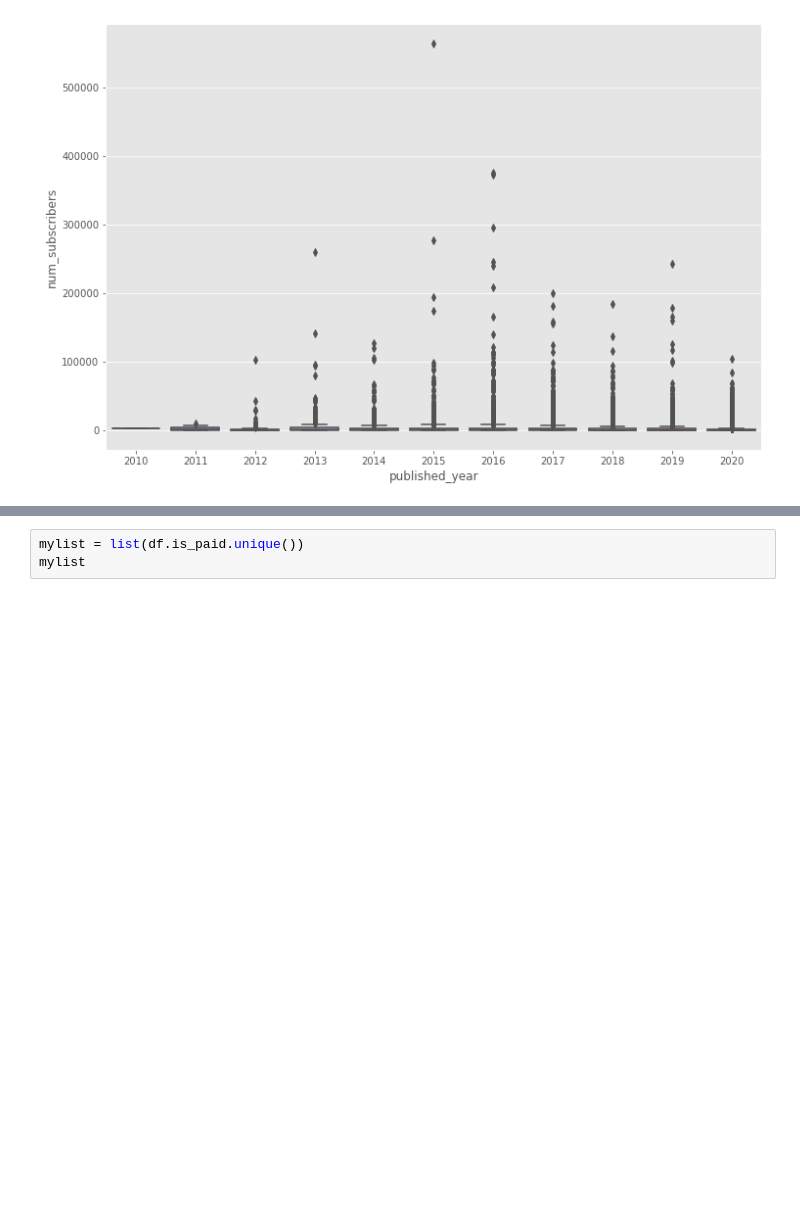
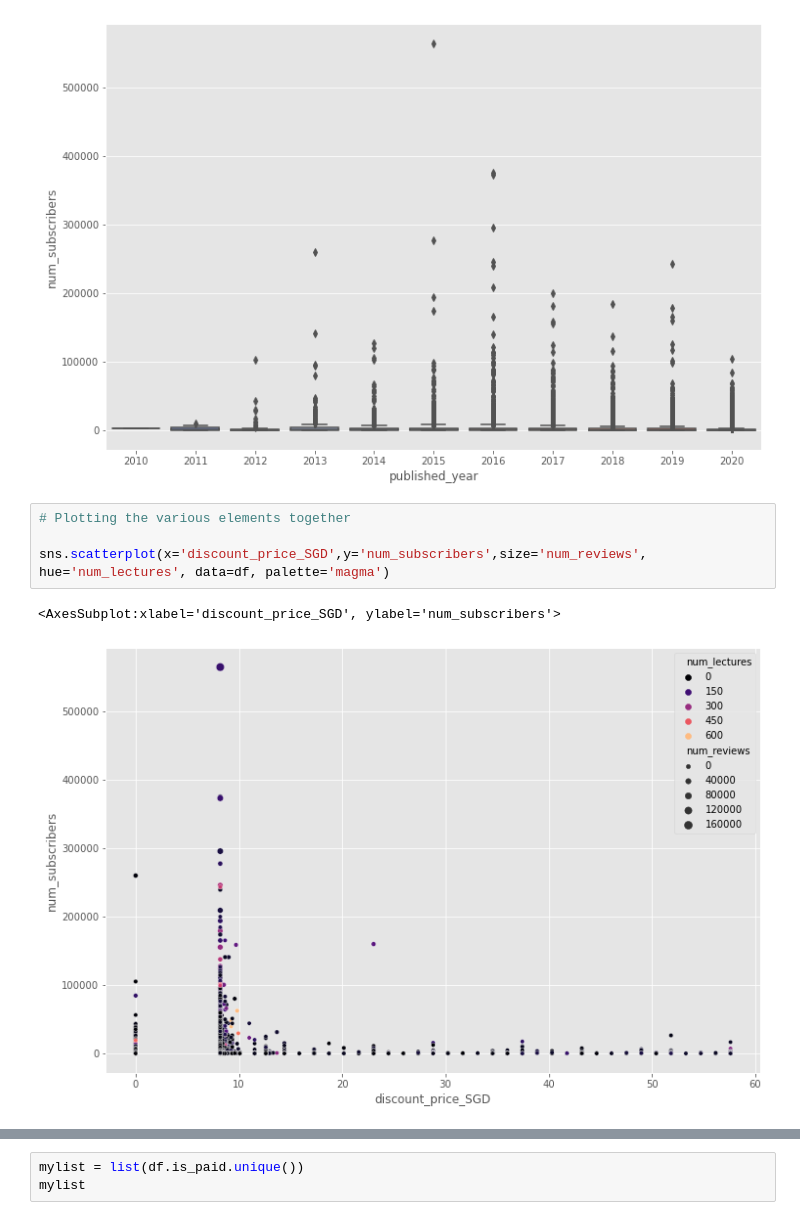
Before and after one commit to wilsonteo00/PortfolioProjects, a Jupyter notebook: End of course article - Udemy.ipynb, the cells around one changed output, grey strips where cells are left out. Drawn from its saved outputs; the diff is of its cells as text; blank space fills up the shorter version.

```diff
--- a/End of course article - Udemy.ipynb
+++ b/End of course article - Udemy.ipynb
@@ -442,3 +442,10 @@ sns.boxplot(x="published_year", y="num_subscribers", data=df, palette="coolwarm"
 # %% [output]
 <AxesSubplot:xlabel='published_year', ylabel='num_subscribers'>
 [figure]
+# %%
+# Plotting the various elements together
+
+sns.scatterplot(x='discount_price_SGD',y='num_subscribers',size='num_reviews', hue='num_lectures', data=df, palette='magma')
+# %% [output]
+<AxesSubplot:xlabel='discount_price_SGD', ylabel='num_subscribers'>
+[figure, added]
```
Also changed, not shown: parts of 11 cells of this notebook.
